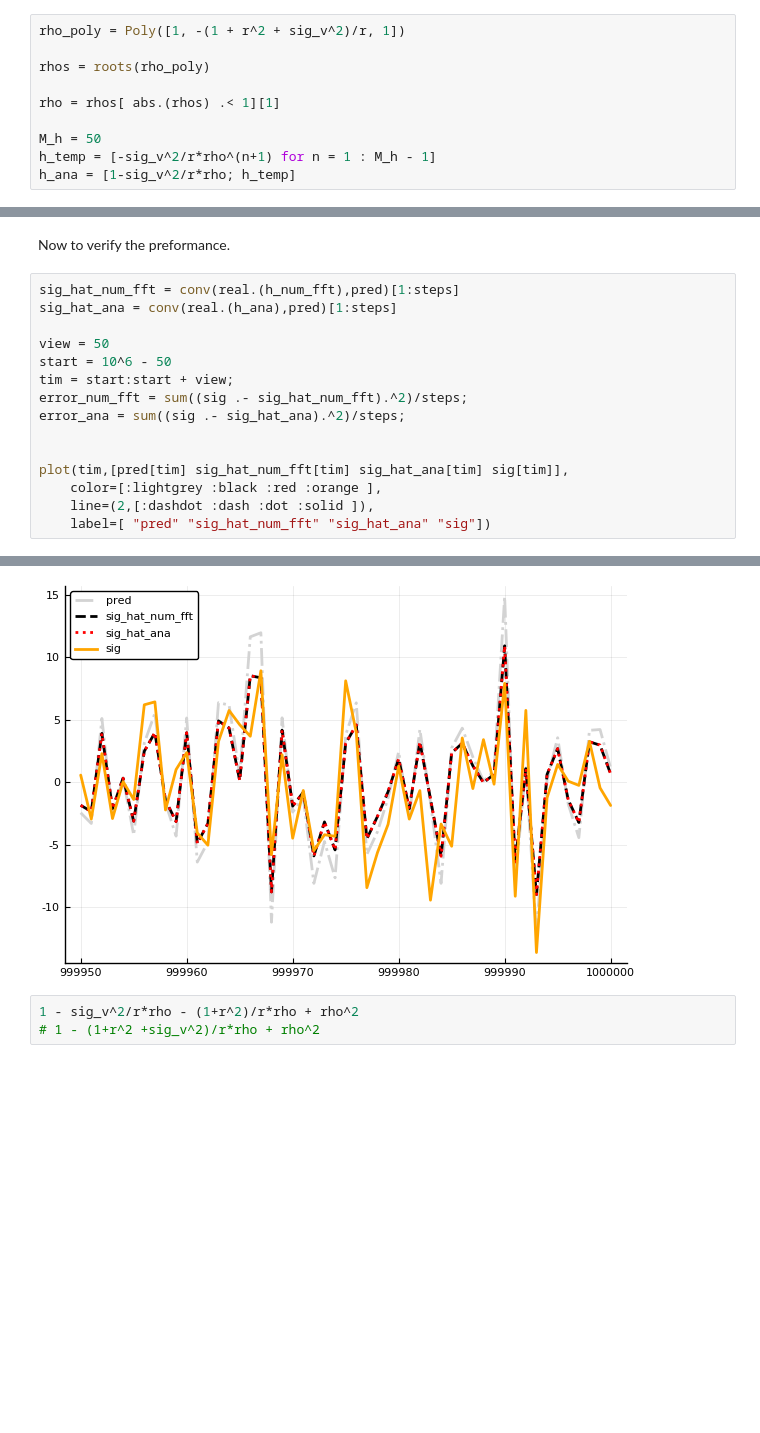
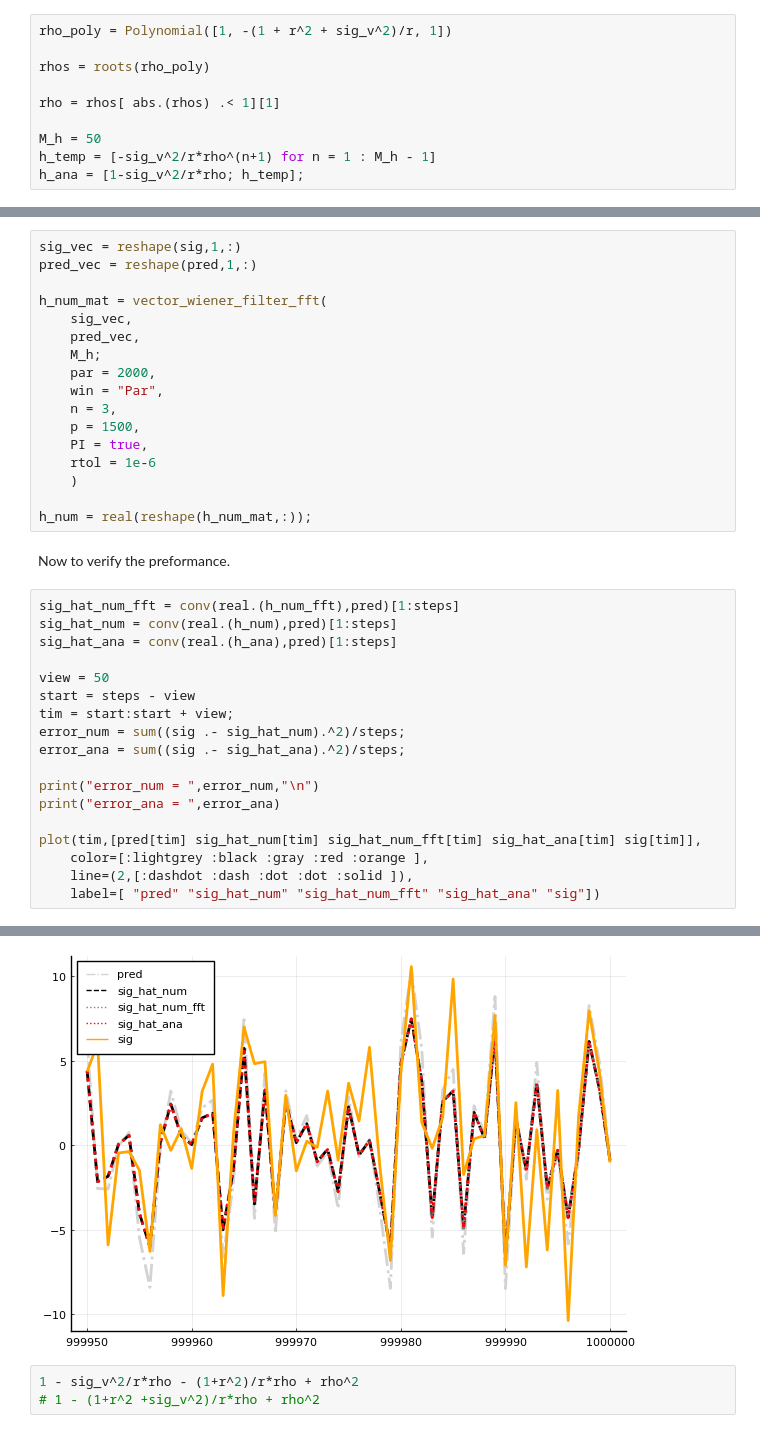
Before and after one commit to JaredMcB/DDRM, a Jupyter notebook: Tools/Wiener Filtering/Scalar Wiener Filter/Scalar Wiener filter Test MA1 Sig add WN.ipynb, the cells around one changed output, grey strips where cells are left out. Drawn from its saved outputs; the diff is of its cells as text; blank space fills up the shorter version.

```diff
--- a/Tools/Wiener Filtering/Scalar Wiener Filter/Scalar Wiener filter Test MA1 Sig add WN.ipynb
+++ b/Tools/Wiener Filtering/Scalar Wiener Filter/Scalar Wiener filter Test MA1 Sig add WN.ipynb
@@ -24,7 +26,7 @@ sig_v = 3
 
 All the details for he formulation of `h_ana` are given in the Wiener Filtering Tutorial.
 # %%
-rho_poly = Poly([1, -(1 + r^2 + sig_v^2)/r, 1])
+rho_poly = Polynomial([1, -(1 + r^2 + sig_v^2)/r, 1])
 
 rhos = roots(rho_poly)
 
@@ -32,4 +34,4 @@ rho = rhos[ abs.(rhos) .< 1][1]
 
 M_h = 50
 h_temp = [-sig_v^2/r*rho^(n+1) for n = 1 : M_h - 1]
-h_ana = [1-sig_v^2/r*rho; h_temp]
+h_ana = [1-sig_v^2/r*rho; h_temp];
@@ -72,21 +56,41 @@ pred = sig .+ noise_pred;
 Now we call the program I wrote to Numerically solve the Weiner filter.
 # %%
 h_num_fft = wiener_filter_fft(pred, sig,par = 30);
+# %%
+sig_vec = reshape(sig,1,:)
+pred_vec = reshape(pred,1,:)
+
+h_num_mat = vector_wiener_filter_fft(
+    sig_vec,
+    pred_vec,
+    M_h;
+    par = 2000,
+    win = "Par",
+    n = 3,
+    p = 1500,
+    PI = true,
+    rtol = 1e-6
+    )
+
+h_num = real(reshape(h_num_mat,:));
 # %% [markdown]
 Now to verify the preformance.
 # %%
 sig_hat_num_fft = conv(real.(h_num_fft),pred)[1:steps]
+sig_hat_num = conv(real.(h_num),pred)[1:steps]
 sig_hat_ana = conv(real.(h_ana),pred)[1:steps]
 
 view = 50
-start = 10^6 - 50
+start = steps - view
 tim = start:start + view;
-error_num_fft = sum((sig .- sig_hat_num_fft).^2)/steps;
+error_num = sum((sig .- sig_hat_num).^2)/steps;
 error_ana = sum((sig .- sig_hat_ana).^2)/steps;
 
+print("error_num = ",error_num,"\n")
+print("error_ana = ",error_ana)
 
-plot(tim,[pred[tim] sig_hat_num_fft[tim] sig_hat_ana[tim] sig[tim]],
-    color=[:lightgrey :black :red :orange ],
-    line=(2,[:dashdot :dash :dot :solid ]),
-    label=[ "pred" "sig_hat_num_fft" "sig_hat_ana" "sig"])
+plot(tim,[pred[tim] sig_hat_num[tim] sig_hat_num_fft[tim] sig_hat_ana[tim] sig[tim]],
+    color=[:lightgrey :black :gray :red :orange ],
+    line=(2,[:dashdot :dash :dot :dot :solid ]),
+    label=[ "pred" "sig_hat_num" "sig_hat_num_fft" "sig_hat_ana" "sig"])
 # %% [output]
@@ -93,4 +99,4 @@ plot(tim,[pred[tim] sig_hat_num_fft[tim] sig_hat_ana[tim] sig[tim]],
-[figure, old version]
+[figure, new version]
 # %%
 1 - sig_v^2/r*rho - (1+r^2)/r*rho + rho^2
 # 1 - (1+r^2 +sig_v^2)/r*rho + rho^2
```
Also changed, not shown: parts of 6 cells of this notebook, 7 other files.
